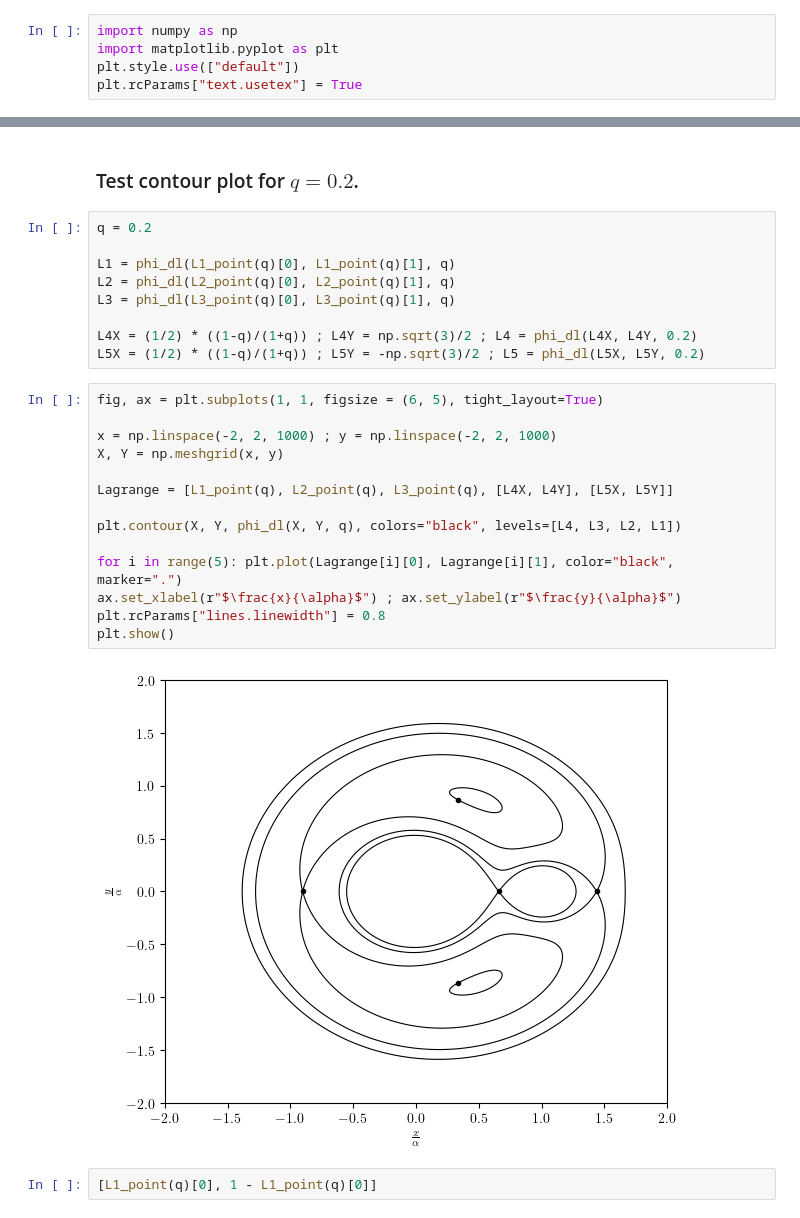
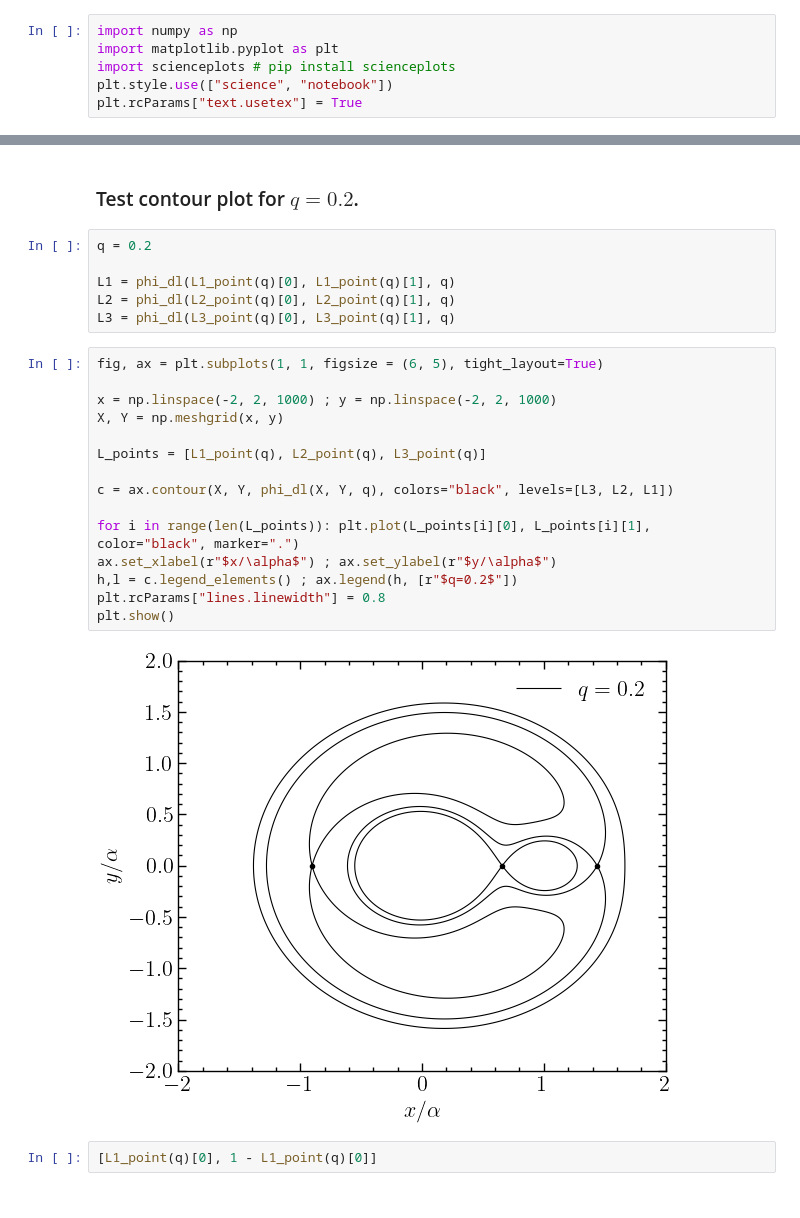
Before and after one commit to DimitrisKour/Common-Envelope-Binaries, a Jupyter notebook: Roche potential - Contour plots.ipynb, the cells around one changed output, grey strips where cells are left out. Cells and saved outputs as stored; diff of their text form.

```diff
--- a/Roche potential - Contour plots.ipynb
+++ b/Roche potential - Contour plots.ipynb
@@ -3,6 +3,7 @@
 # %%
 import numpy as np
 import matplotlib.pyplot as plt
-plt.style.use(["default"])
+import scienceplots # pip install scienceplots
+plt.style.use(["science", "notebook"])
 plt.rcParams["text.usetex"] = True
 # %% [markdown]
@@ -215,25 +216,23 @@ q = 0.2
 L1 = phi_dl(L1_point(q)[0], L1_point(q)[1], q)
 L2 = phi_dl(L2_point(q)[0], L2_point(q)[1], q)
 L3 = phi_dl(L3_point(q)[0], L3_point(q)[1], q)
-
-L4X = (1/2) * ((1-q)/(1+q)) ; L4Y = np.sqrt(3)/2 ; L4 = phi_dl(L4X, L4Y, 0.2)
-L5X = (1/2) * ((1-q)/(1+q)) ; L5Y = -np.sqrt(3)/2 ; L5 = phi_dl(L5X, L5Y, 0.2)
 # %%
 fig, ax = plt.subplots(1, 1, figsize = (6, 5), tight_layout=True)
 
 x = np.linspace(-2, 2, 1000) ; y = np.linspace(-2, 2, 1000)
 X, Y = np.meshgrid(x, y)
 
-Lagrange = [L1_point(q), L2_point(q), L3_point(q), [L4X, L4Y], [L5X, L5Y]]
+L_points = [L1_point(q), L2_point(q), L3_point(q)]
 
-plt.contour(X, Y, phi_dl(X, Y, q), colors="black", levels=[L4, L3, L2, L1])
+c = ax.contour(X, Y, phi_dl(X, Y, q), colors="black", levels=[L3, L2, L1])
 
-for i in range(5): plt.plot(Lagrange[i][0], Lagrange[i][1], color="black", marker=".")
-ax.set_xlabel(r"$\frac{x}{\alpha}$") ; ax.set_ylabel(r"$\frac{y}{\alpha}$")
+for i in range(len(L_points)): plt.plot(L_points[i][0], L_points[i][1], color="black", marker=".")
+ax.set_xlabel(r"$x/\alpha$") ; ax.set_ylabel(r"$y/\alpha$")
+h,l = c.legend_elements() ; ax.legend(h, [r"$q=0.2$"])
 plt.rcParams["lines.linewidth"] = 0.8
 plt.show()
 # %% [output]
-[figure, old version]
+[figure, new version]
 # %%
 [L1_point(q)[0], 1 - L1_point(q)[0]]
 # %% [output]
```
Also changed, not shown: parts of 3 cells of this notebook.
